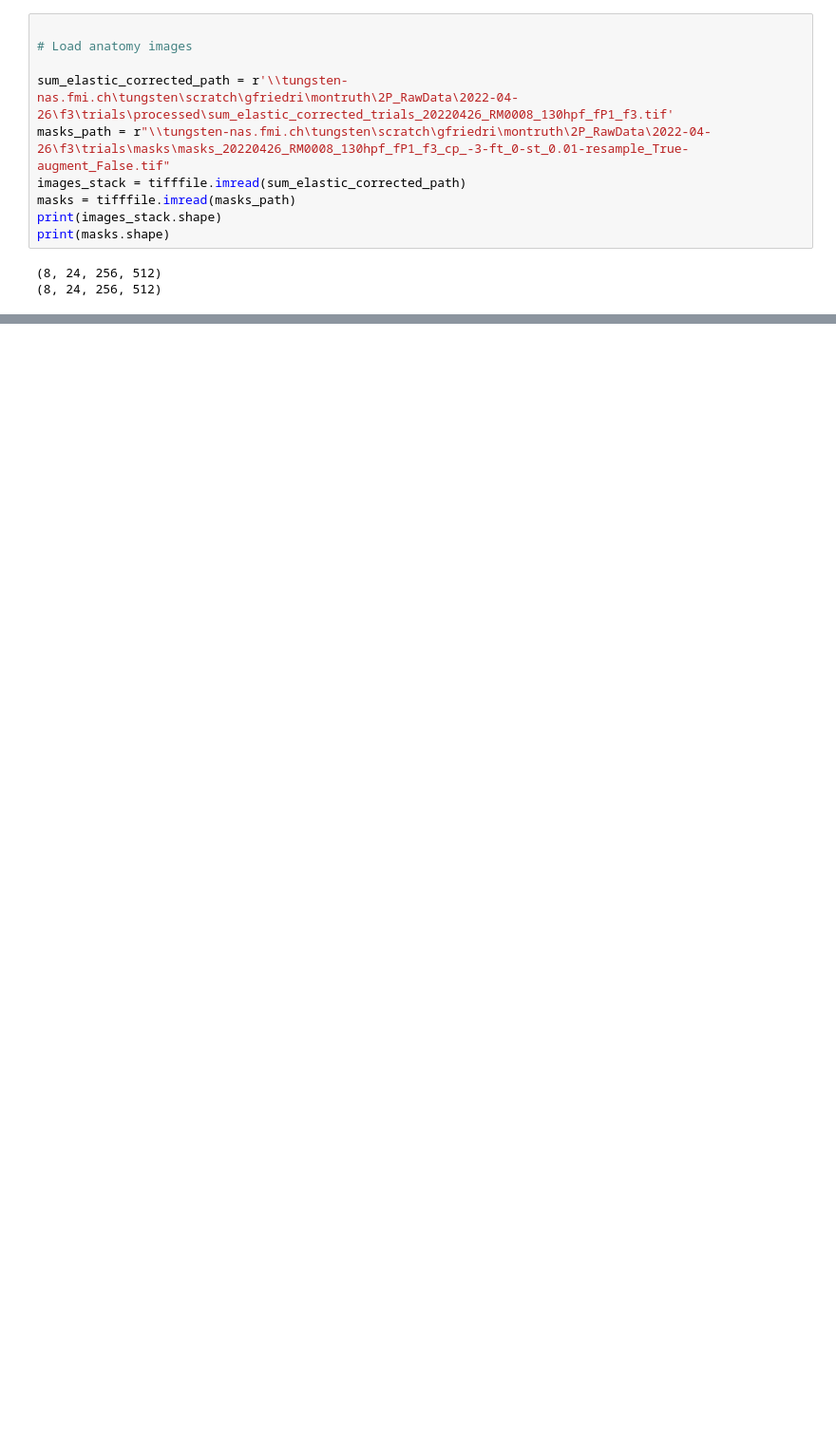
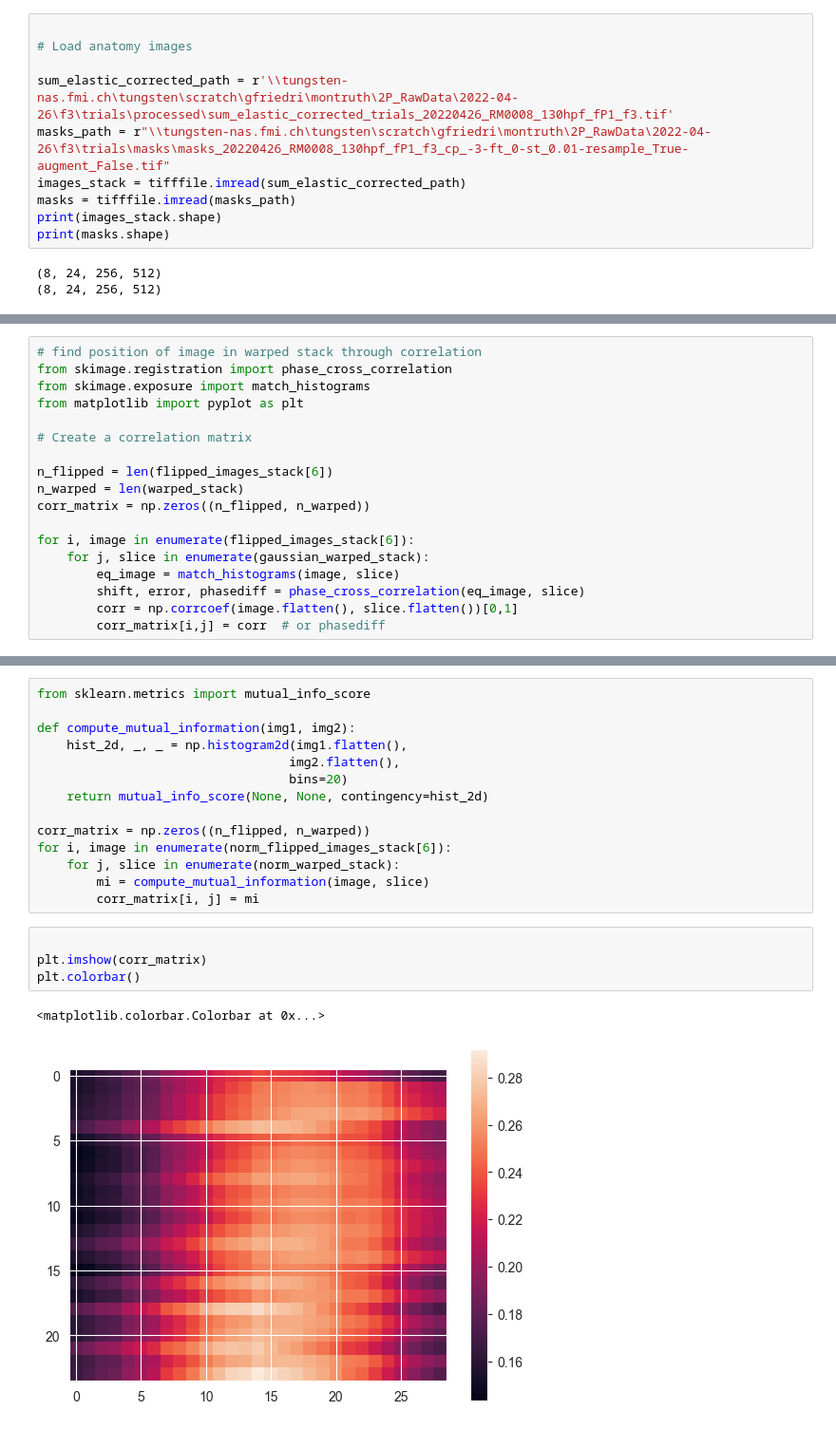
Before and after one commit to ruth3004/samplePy, a Jupyter notebook: notebooks/04_proofread_lm_rois.ipynb, the cells around one changed output, grey strips where cells are left out. Shown at 95% size. Cells and saved outputs as stored; diff of their text form; blank space fills up the shorter version.

```diff
--- a/notebooks/04_proofread_lm_rois.ipynb
+++ b/notebooks/04_proofread_lm_rois.ipynb
@@ -58,0 +44,18 @@ def roi_navigator(roi_id: int, trial: int):
+# %%
+# find position of image in warped stack through correlation
+from skimage.registration import phase_cross_correlation
+from skimage.exposure import match_histograms
+from matplotlib import pyplot as plt
+
+# Create a correlation matrix
+
+n_flipped = len(flipped_images_stack[6])
+n_warped = len(warped_stack)
+corr_matrix = np.zeros((n_flipped, n_warped))
+
+for i, image in enumerate(flipped_images_stack[6]):
+    for j, slice in enumerate(gaussian_warped_stack):
+        eq_image = match_histograms(image, slice)
+        shift, error, phasediff = phase_cross_correlation(eq_image, slice)
+        corr = np.corrcoef(image.flatten(), slice.flatten())[0,1]
+        corr_matrix[i,j] = corr  # or phasediff
@@ -58,0 +110,21 @@ def roi_navigator(roi_id: int, trial: int):
+# %%
+from sklearn.metrics import mutual_info_score
+
+def compute_mutual_information(img1, img2):
+    hist_2d, _, _ = np.histogram2d(img1.flatten(),
+                                  img2.flatten(),
+                                  bins=20)
+    return mutual_info_score(None, None, contingency=hist_2d)
+
+corr_matrix = np.zeros((n_flipped, n_warped))
+for i, image in enumerate(norm_flipped_images_stack[6]):
+    for j, slice in enumerate(norm_warped_stack):
+        mi = compute_mutual_information(image, slice)
+        corr_matrix[i, j] = mi
+# %%
+
+plt.imshow(corr_matrix)
+plt.colorbar()
+# %% [output]
+<matplotlib.colorbar.Colorbar at 0x...>
+[figure, added]
```
Also changed, not shown: parts of 61 cells of this notebook, 11 other files.
